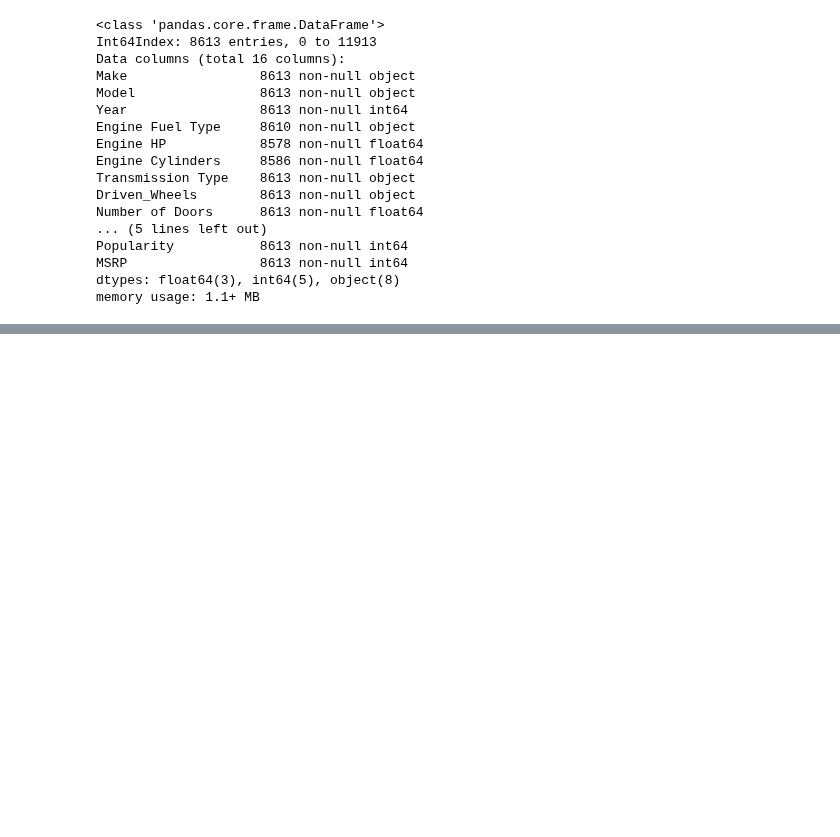
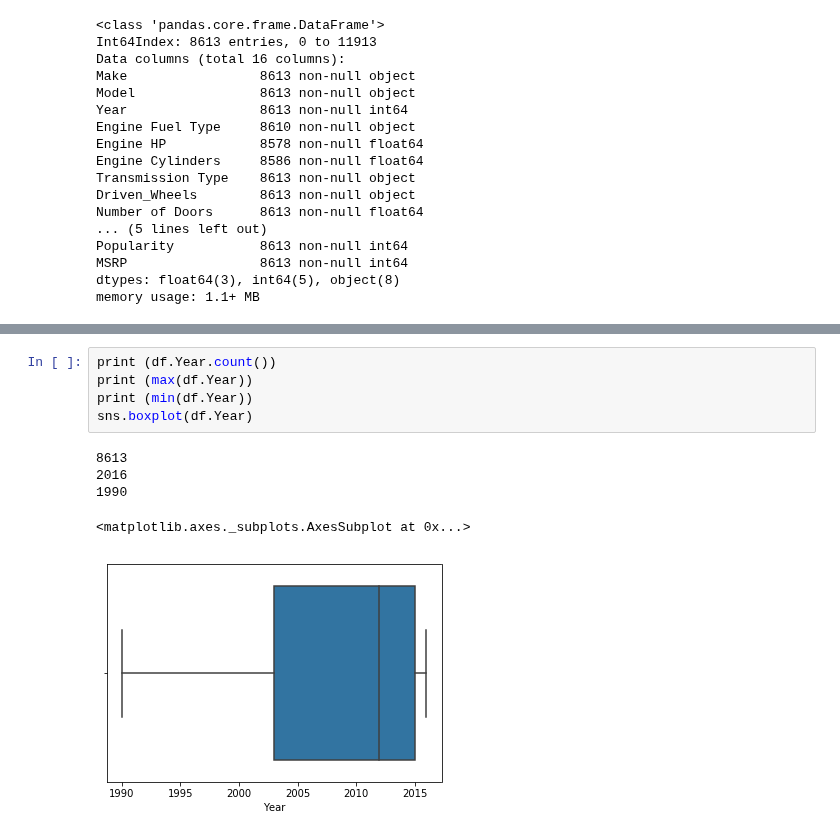
Before and after one commit to SANYAM1996/scatter-plotter, a Jupyter notebook: CAR_PROJ1.ipynb, the cells around one changed output, grey strips where cells are left out. Cells and saved outputs as stored; diff of their text form; blank space fills up the shorter version.

```diff
--- a/CAR_PROJ1.ipynb
+++ b/CAR_PROJ1.ipynb
@@ -265,3 +265,14 @@ df.describe()
 | 50% | 2012.000000 | 200.000000 | 6.000000 | 4.000000 | 26.000000 | 18.000000 | 1385.000000 | 26195.000000 |
 | 75% | 2015.000000 | 268.000000 | 6.000000 | 4.000000 | 31.000000 | 22.000000 | 2009.000000 | 34015.000000 |
 | max | 2016.000000 | 550.000000 | 12.000000 | 4.000000 | 111.000000 | 137.000000 | 5657.000000 | 49995.000000 |
+# %%
+print (df.Year.count())
+print (max(df.Year))
+print (min(df.Year))
+sns.boxplot(df.Year)
+# %% [output]
+8613
+2016
+1990
+<matplotlib.axes._subplots.AxesSubplot at 0x...>
+[figure, added]
```
Also changed, not shown: parts of 9 cells of this notebook, 1 other file.
